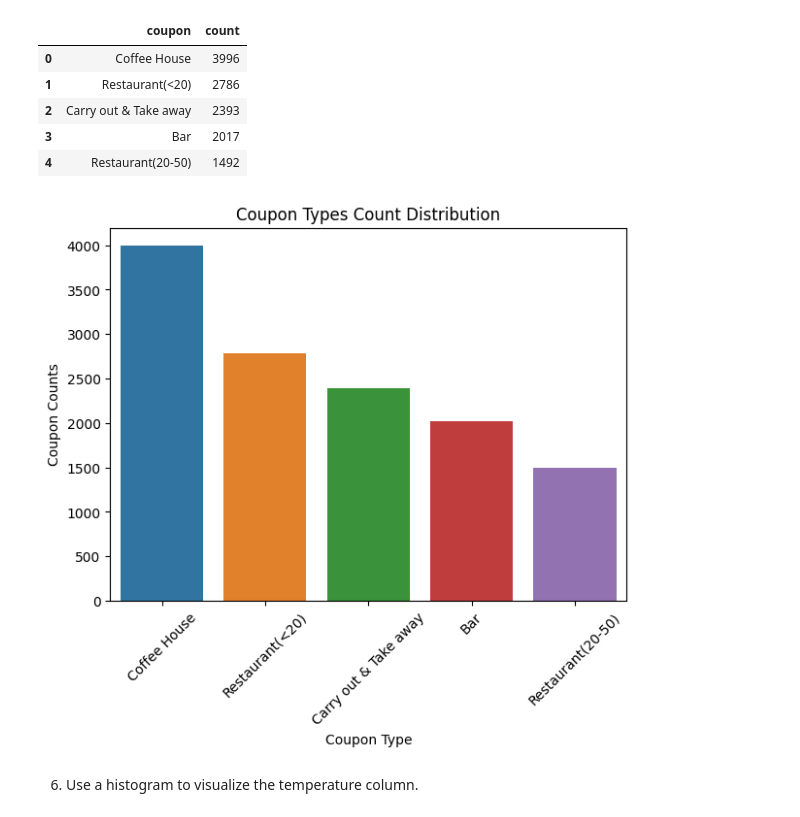
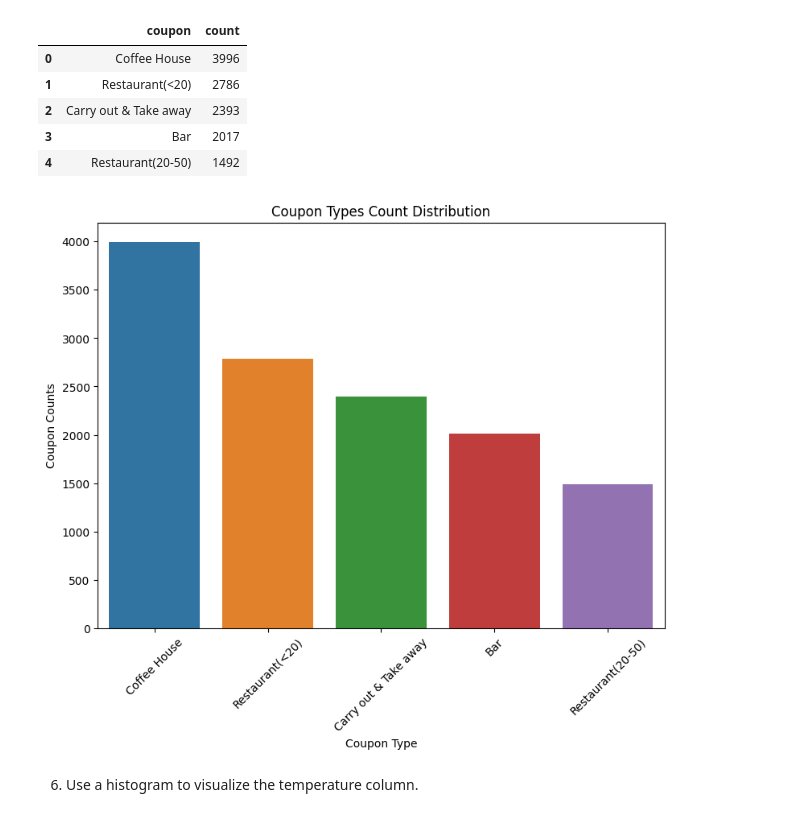
Before and after one commit to atewari-bot/driving-coupon, a Jupyter notebook: prompt.ipynb, the cells around one changed output. Cells and saved outputs as stored; diff of their text form; code cells hidden in the pictures.

Commit message:
Add images

```diff
--- a/prompt.ipynb
+++ b/prompt.ipynb
@@ -412,16 +413,17 @@ coupon
 | 4 | Restaurant(20-50) | 1492 |
 # %%
 # Bar plot visualization for coupon types
+plt.figure(figsize=(8, 6))
 sns.barplot(coupon, x='coupon', y='count', hue='coupon')
 plt.title('Coupon Types Count Distribution')
 plt.xlabel('Coupon Type')
 plt.ylabel('Coupon Counts')
 plt.tight_layout()
 plt.xticks(rotation=45)
 plt.savefig("images/coupons_types_distribution.png")
 plt.show()
 # %% [output]
-[figure, old version]
+[figure, new version]
 # %% [markdown]
 6. Use a histogram to visualize the temperature column.
 # %%
```
Also changed, not shown: parts of 1 cell of this notebook, 2 other files.
